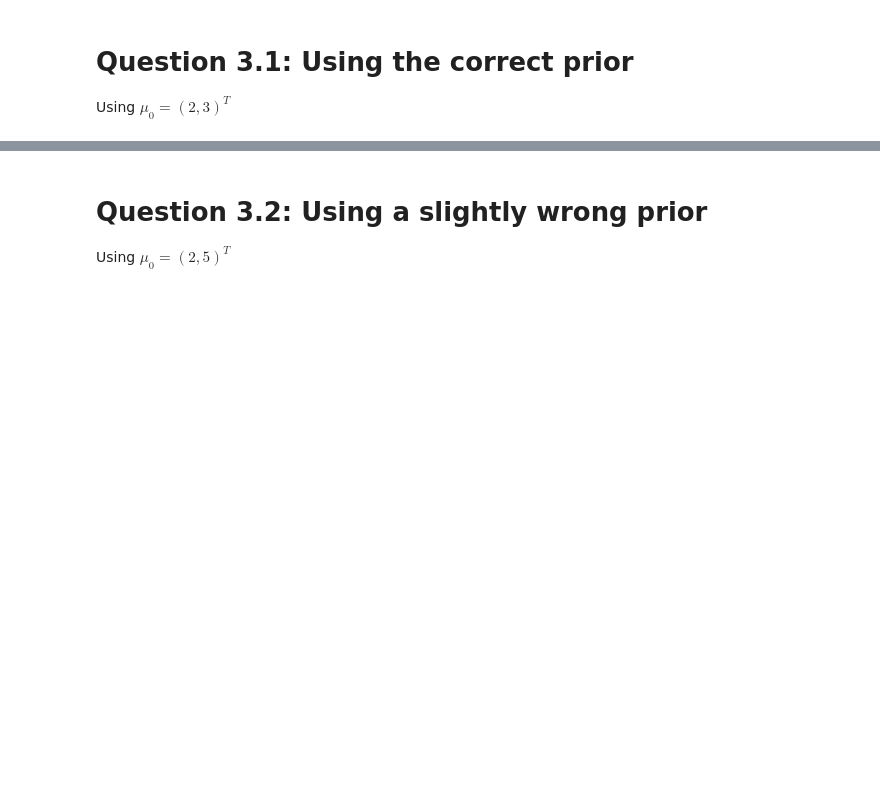
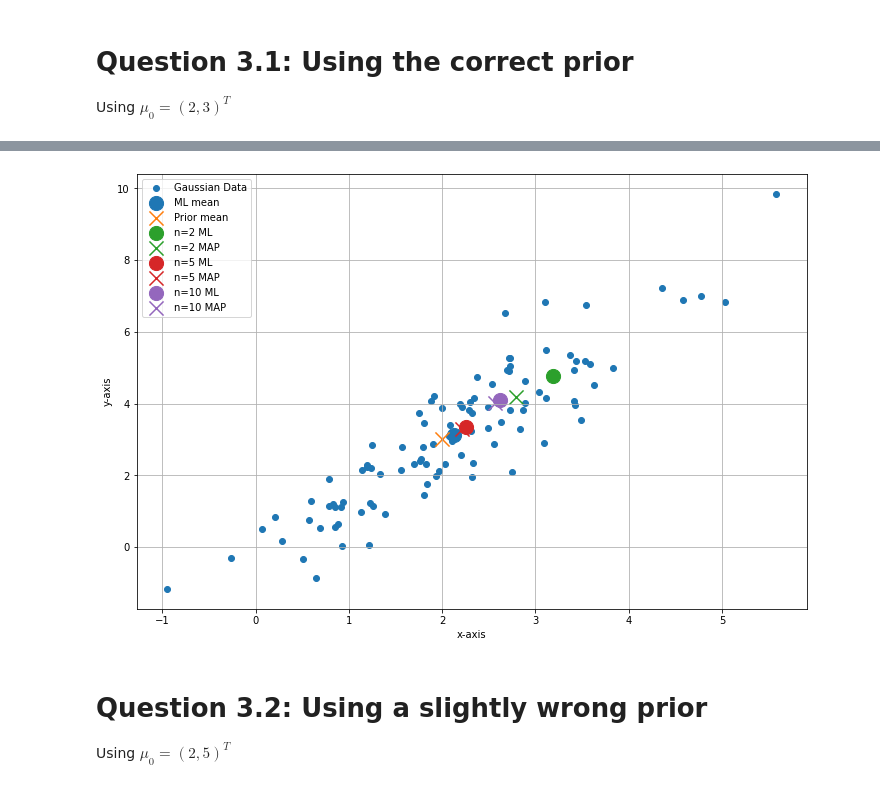
Before and after one commit to tintindas/spr-exercises, a Jupyter notebook: templates/ex2.ipynb, the cells around one changed output, grey strips where cells are left out. Cells and saved outputs as stored; diff of their text form; code cells hidden in the pictures; blank space fills up the shorter version.

```diff
--- a/templates/ex2.ipynb
+++ b/templates/ex2.ipynb
@@ -47,0 +122,11 @@ Using   $\mu_0 = (2,3)^T $
+# %%
+def estimate_means(gaussian, n, cov, prior_mean):
+    gaussian_n = gaussian[:n, :]
+    ml_mean_n = np.mean(gaussian_n, axis=0)
+    prior_cov = cov
+
+    cov_n = np.linalg.inv(np.linalg.inv(prior_cov) + n * np.linalg.inv(cov))
+
+    map_mean_n = cov_n @ (n * np.linalg.inv(cov) @ ml_mean_n + np.linalg.inv(cov) @ prior_mean)
+
+    return ml_mean_n, map_mean_n
@@ -48,3 +149,32 @@ Using   $\mu_0 = (2,3)^T $
+# %%
+color_cycle = plt.rcParams['axes.prop_cycle'].by_key()['color']
+def get_color(i):
+    return color_cycle[i % len(color_cycle)]
+# %%
+def plot_means(gaussian, ns, prior_mean, ml_mean):
+    plt.figure(figsize=(12, 8))
+    plt.scatter(gaussian[:, 0], gaussian[:, 1], label="Gaussian Data")
+    plt.xlabel("x-axis")
+    plt.ylabel("y-axis")
+    plt.grid()
+
+    plt.scatter(ml_mean[0], ml_mean[1], label="ML mean", c=get_color(0), marker="o", s=200)
+    plt.scatter(prior_mean[0], prior_mean[1], label="Prior mean", c=get_color(1), marker="x", s=200)
+
+
+    for i, n in enumerate(ns):
+        ml_mean, map_mean = estimate_means(gaussian, n, cov_ml, prior_mean)
+        plt.scatter(ml_mean[0], ml_mean[1], label=f"n={n} ML", c=get_color(i + 2), marker="o", s=200)
+        plt.scatter(map_mean[0], map_mean[1], label=f"n={n} MAP", c=get_color(i + 2), marker="x", s=200)
+
+    plt.legend()
+    plt.show()
+# %%
+prior_mean = np.array([2, 3])
+
+plot_means(gaussian, [2, 5, 10], prior_mean, mu_ml)
+# %% [output]
+[figure, added]
 # %% [markdown]
 # Question 3.2: Using a slightly wrong prior
 Using $\mu_0 = (2,5)^T $
```
Also changed, not shown: parts of 9 cells of this notebook, 1 other file.
